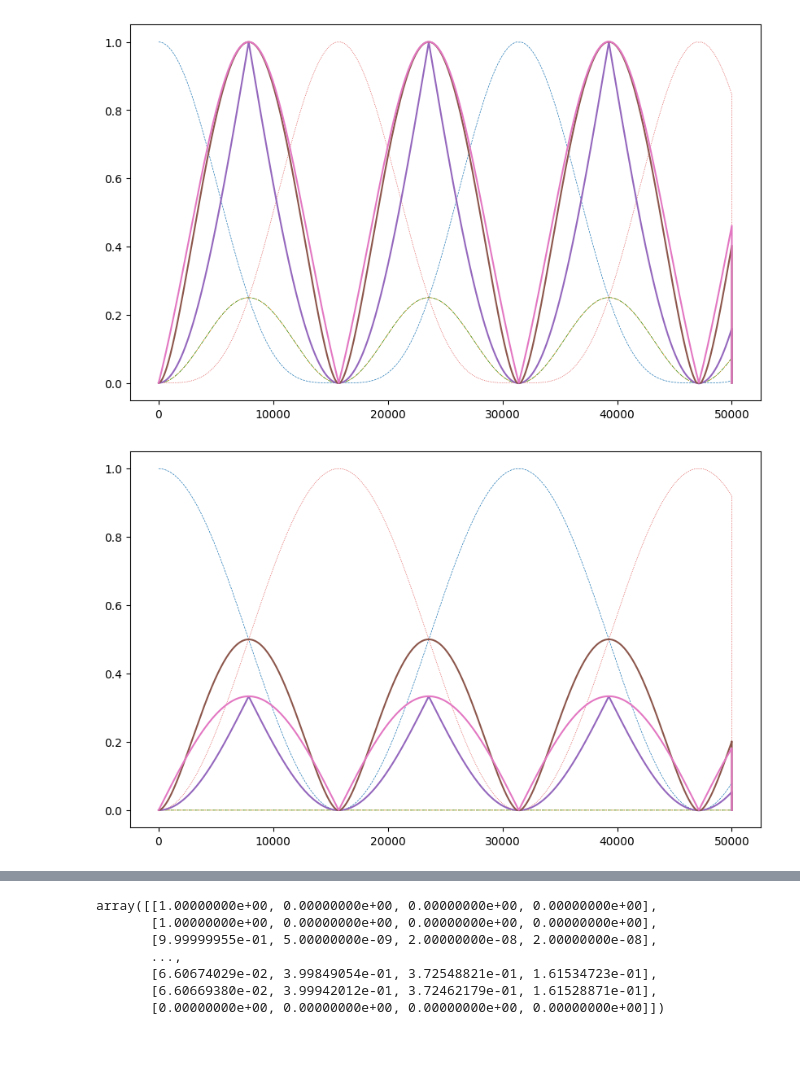
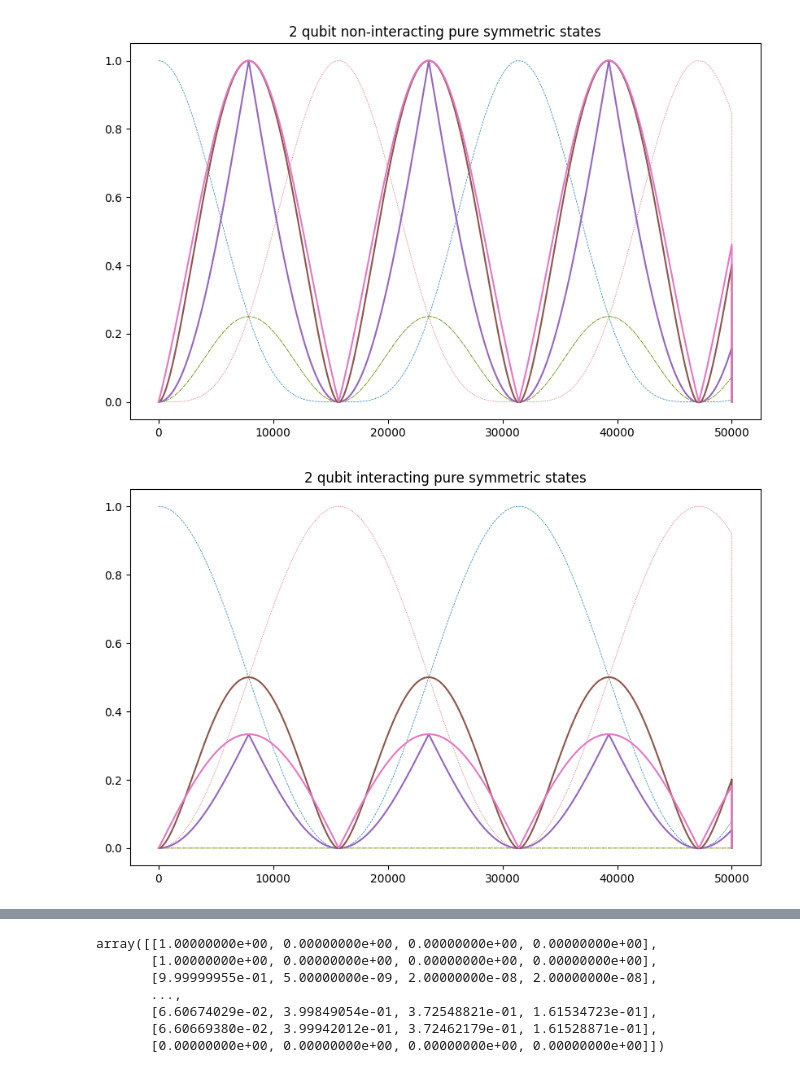
Before and after one commit to Shivangp4/Quantum-Coherence, a Jupyter notebook: Coherence.ipynb, the cells around one changed output, grey strips where cells are left out. Drawn from its saved outputs; the diff is of its cells as text; code cells hidden in the pictures; blank space fills up the shorter version.

```diff
--- a/Coherence.ipynb
+++ b/Coherence.ipynb
@@ -175,28 +282,28 @@ def evolve_density_matrix(H, rho, dt, steps):
 # %%
 def interacting_Hamiltonian(H1, H2):
     return np.kron(H2, H1)
 
 def non_interacting_Hamiltonian(H1, H2):
     return np.kron(H2, np.eye(H1.shape[0])) + np.kron(np.eye(H2.shape[0]), H1)
 
 def Hamiltonian(delta):
     return np.array([
         [delta, 1],
         [1, 0]], dtype = complex
     )
 
 
 H1 = Hamiltonian(0)
 
-evolve_density_matrix(non_interacting_Hamiltonian(H1,H1), p, 0.0001, 50000)
-evolve_density_matrix(interacting_Hamiltonian(H1,H1), p, 0.0001, 50000)
+evolve_density_matrix(non_interacting_Hamiltonian(H1,H1), p, 0.0001, 50000, ptype="2 qubit non-interacting pure symmetric states")
+evolve_density_matrix(interacting_Hamiltonian(H1,H1), p, 0.0001, 50000, ptype="2 qubit interacting pure symmetric states")
 
 
 H1 = Hamiltonian(1)
 H2 = Hamiltonian(0.5)
 
-evolve_density_matrix(non_interacting_Hamiltonian(H1,H2), p, 0.0001, 50000)
-evolve_density_matrix(interacting_Hamiltonian(H1,H2), p, 0.0001, 50000)
+evolve_density_matrix(non_interacting_Hamiltonian(H1,H2), p, 0.0001, 50000, ptype="2 qubit non-interacting pure asymmetric states")
+evolve_density_matrix(interacting_Hamiltonian(H1,H2), p, 0.0001, 50000, ptype="2 qubit interacting pure asymmetric states")
 # %% [output]
-[figure, old version]
+[figure, new version]
-[figure, old version]
+[figure, new version]
```
Also changed, not shown: parts of 5 cells of this notebook.
